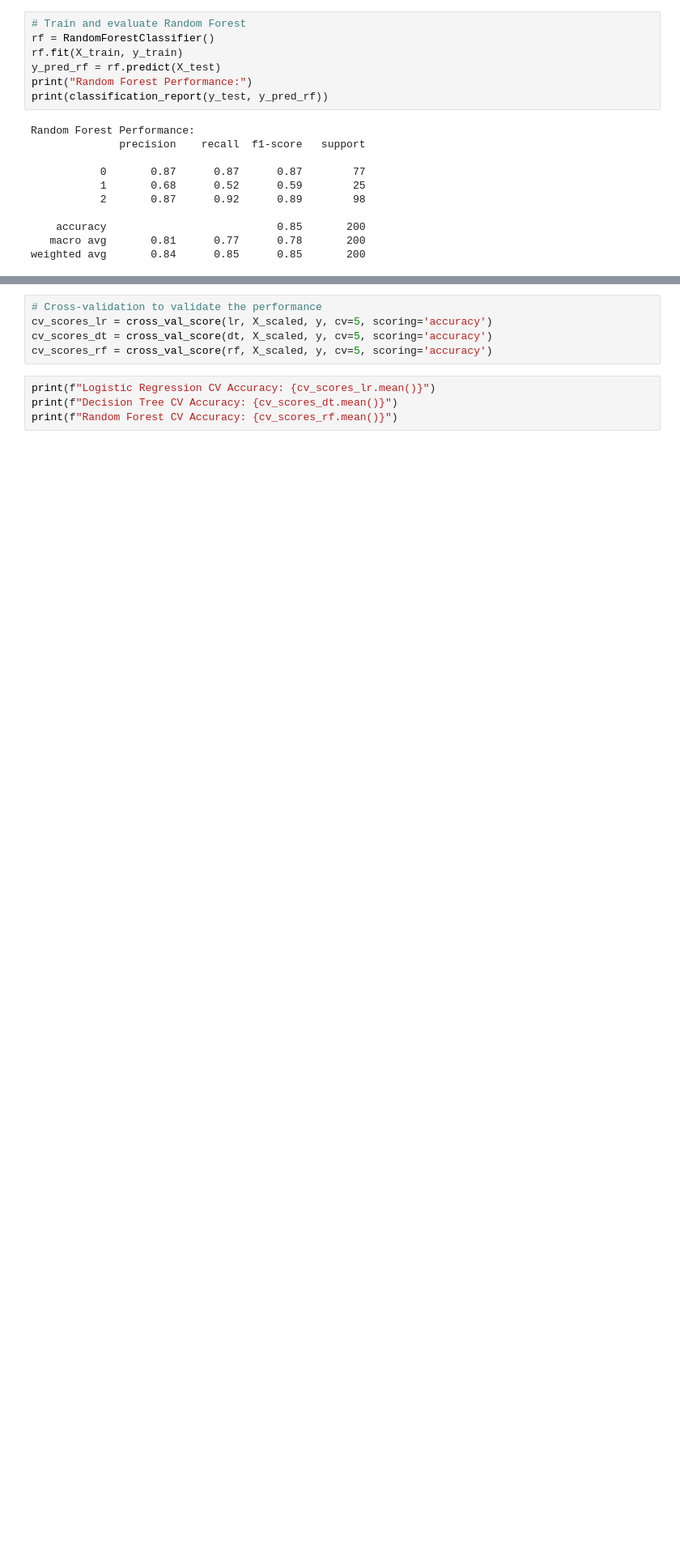
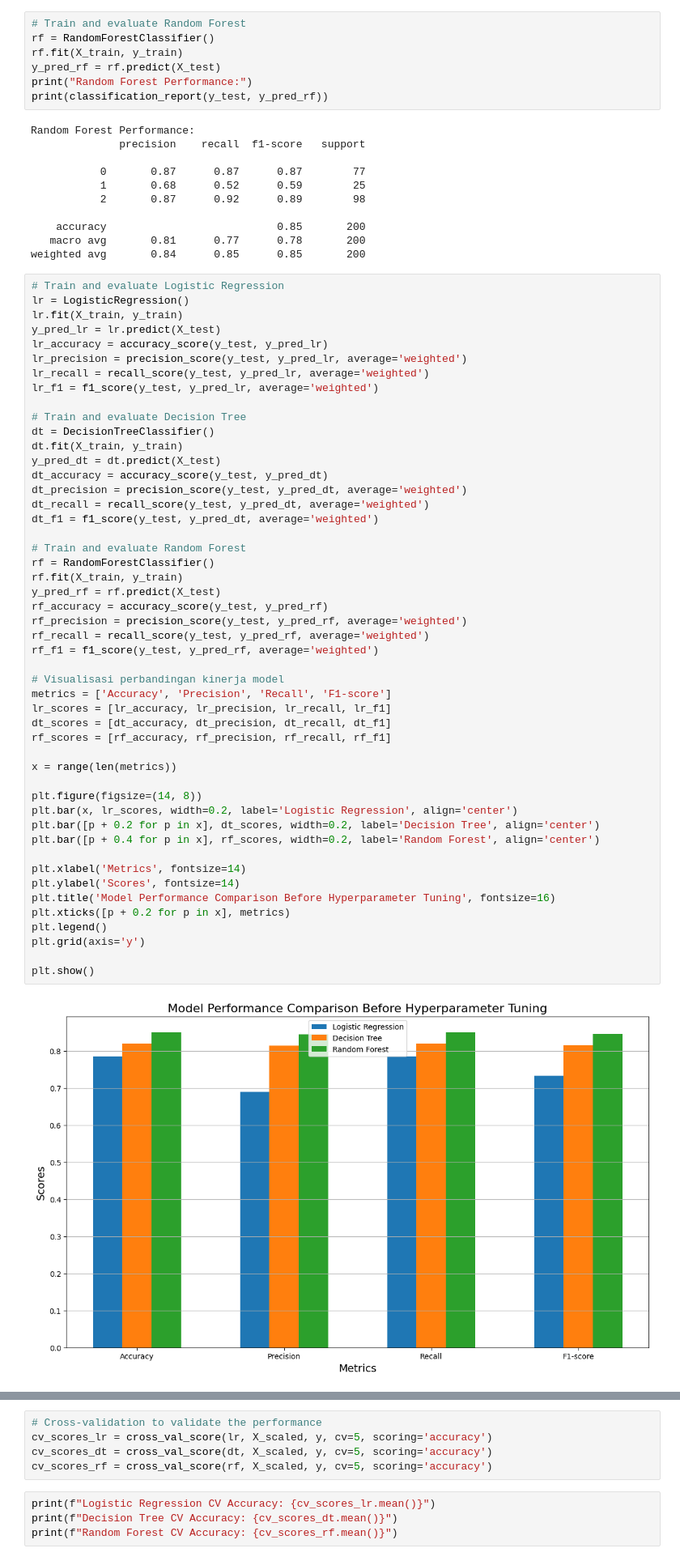
Before and after one commit to lidyapalupii/UASMPML, a Jupyter notebook: UAS_MPML.ipynb, the cells around one changed output, grey strips where cells are left out. Shown: that part at 81% size. Saved outputs shown, nothing was run; the diff lists cells and outputs as text; blank space fills up the shorter version.

```diff
--- a/UAS_MPML.ipynb
+++ b/UAS_MPML.ipynb
@@ -179,3 +211,54 @@ Random Forest Performance:
     accuracy                           0.85       200
    macro avg       0.81      0.77      0.78       200
 weighted avg       0.84      0.85      0.85       200
+# %%
+# Train and evaluate Logistic Regression
+lr = LogisticRegression()
+lr.fit(X_train, y_train)
+y_pred_lr = lr.predict(X_test)
+lr_accuracy = accuracy_score(y_test, y_pred_lr)
+lr_precision = precision_score(y_test, y_pred_lr, average='weighted')
+lr_recall = recall_score(y_test, y_pred_lr, average='weighted')
+lr_f1 = f1_score(y_test, y_pred_lr, average='weighted')
+
+# Train and evaluate Decision Tree
+dt = DecisionTreeClassifier()
+dt.fit(X_train, y_train)
+y_pred_dt = dt.predict(X_test)
+dt_accuracy = accuracy_score(y_test, y_pred_dt)
+dt_precision = precision_score(y_test, y_pred_dt, average='weighted')
+dt_recall = recall_score(y_test, y_pred_dt, average='weighted')
+dt_f1 = f1_score(y_test, y_pred_dt, average='weighted')
+
+# Train and evaluate Random Forest
+rf = RandomForestClassifier()
+rf.fit(X_train, y_train)
+y_pred_rf = rf.predict(X_test)
+rf_accuracy = accuracy_score(y_test, y_pred_rf)
+rf_precision = precision_score(y_test, y_pred_rf, average='weighted')
+rf_recall = recall_score(y_test, y_pred_rf, average='weighted')
+rf_f1 = f1_score(y_test, y_pred_rf, average='weighted')
+
+# Visualisasi perbandingan kinerja model
+metrics = ['Accuracy', 'Precision', 'Recall', 'F1-score']
+lr_scores = [lr_accuracy, lr_precision, lr_recall, lr_f1]
+dt_scores = [dt_accuracy, dt_precision, dt_recall, dt_f1]
+rf_scores = [rf_accuracy, rf_precision, rf_recall, rf_f1]
+
+x = range(len(metrics))
+
+plt.figure(figsize=(14, 8))
+plt.bar(x, lr_scores, width=0.2, label='Logistic Regression', align='center')
+plt.bar([p + 0.2 for p in x], dt_scores, width=0.2, label='Decision Tree', align='center')
+plt.bar([p + 0.4 for p in x], rf_scores, width=0.2, label='Random Forest', align='center')
+
+plt.xlabel('Metrics', fontsize=14)
+plt.ylabel('Scores', fontsize=14)
+plt.title('Model Performance Comparison Before Hyperparameter Tuning', fontsize=16)
+plt.xticks([p + 0.2 for p in x], metrics)
+plt.legend()
+plt.grid(axis='y')
+
+plt.show()
+# %% [output]
+[figure, added]
```
Also changed, not shown: parts of 15 cells of this notebook.
